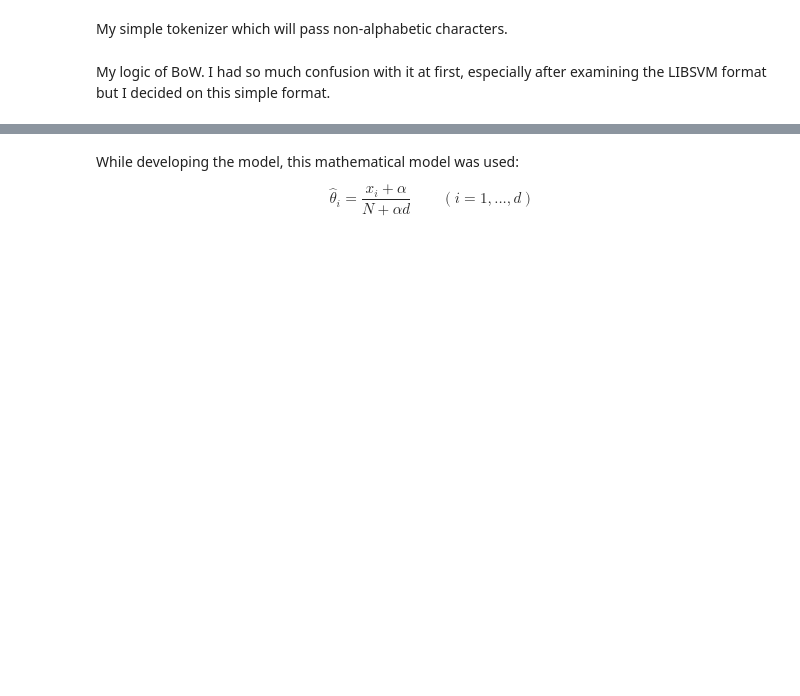
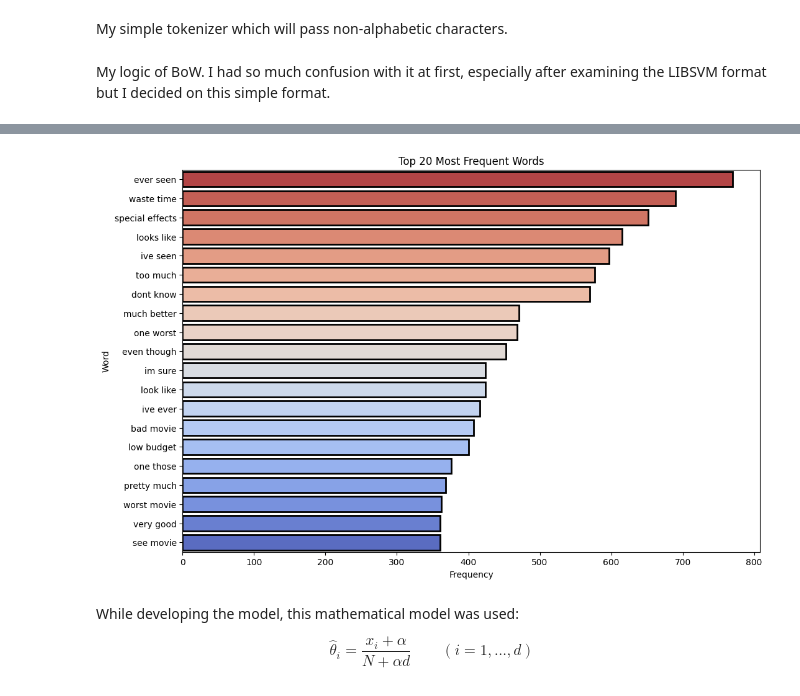
Before and after one commit to BoraDere/AIN313, a Jupyter notebook: Assignment 2/assignment2.ipynb, the cells around one changed output, grey strips where cells are left out. Cells and saved outputs as stored; diff of their text form; code cells hidden in the pictures; blank space fills up the shorter version.

```diff
--- a/Assignment 2/assignment2.ipynb
+++ b/Assignment 2/assignment2.ipynb
@@ -374,3 +397,16 @@ unigram_train_pos
+# %%
+bow_df = pd.DataFrame(list(combined_bow.items()), columns=['word', 'frequency'])
+
+bow_df = bow_df.sort_values(by='frequency', ascending=False).head(20)
+
+plt.figure(figsize=(12, 8))
+sns.barplot(x='frequency', y='word', data=bow_df, palette='coolwarm_r', hue='word', legend=False, edgecolor='black', linewidth=2)
+plt.title('Top 20 Most Frequent Words')
+plt.xlabel('Frequency')
+plt.ylabel('Word')
+plt.show()
+# %% [output]
+[figure, added]
 # %% [markdown]
 While developing the model, this mathematical model was used:
 
```
Also changed, not shown: parts of 33 cells of this notebook.
